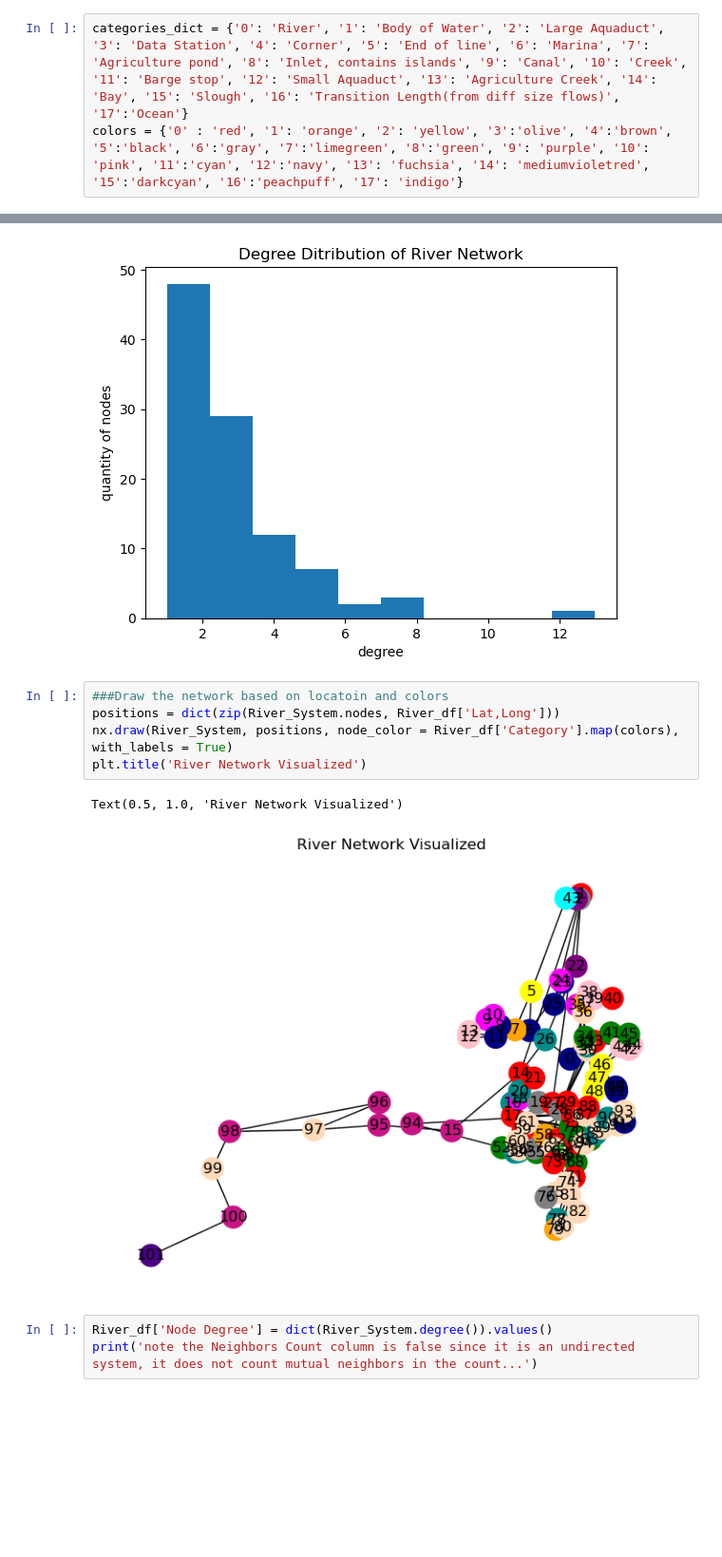
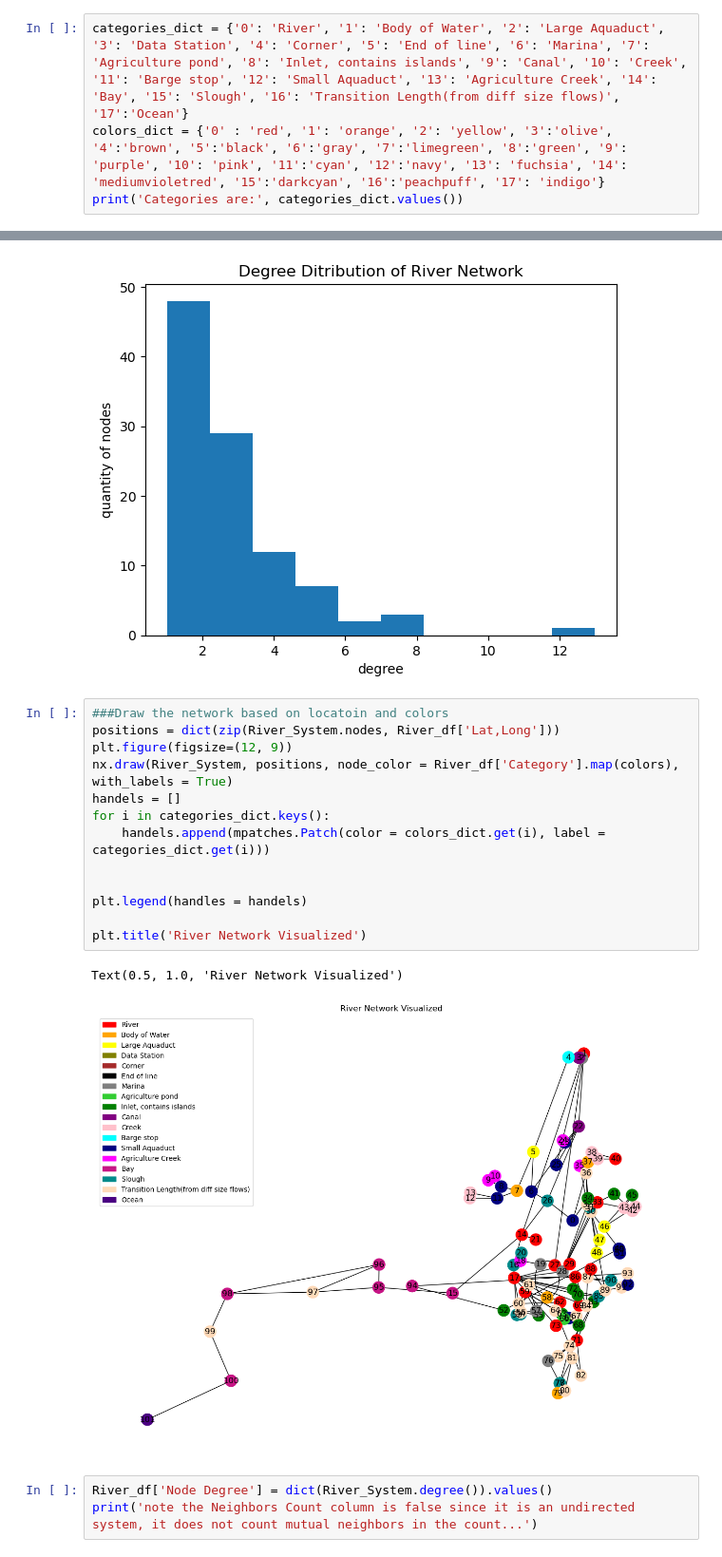
Before and after one commit to tcmarino8/This-Class-a-Treat, a Jupyter notebook: ASSIGNMENT_4.ipynb, the cells around one changed output, grey strips where cells are left out. Shown at 95% size. Cells and saved outputs as stored; diff of their text form; blank space fills up the shorter version.

```diff
--- a/ASSIGNMENT_4.ipynb
+++ b/ASSIGNMENT_4.ipynb
@@ -8,3 +21,4 @@ from mpl_toolkits.mplot3d import Axes3D
 # %%
 categories_dict = {'0': 'River', '1': 'Body of Water', '2': 'Large Aquaduct', '3': 'Data Station', '4': 'Corner', '5': 'End of line', '6': 'Marina', '7': 'Agriculture pond', '8': 'Inlet, contains islands', '9': 'Canal', '10': 'Creek', '11': 'Barge stop', '12': 'Small Aquaduct', '13': 'Agriculture Creek', '14': 'Bay', '15': 'Slough', '16': 'Transition Length(from diff size flows)', '17':'Ocean'}
-colors = {'0' : 'red', '1': 'orange', '2': 'yellow', '3':'olive', '4':'brown', '5':'black', '6':'gray', '7':'limegreen', '8':'green', '9': 'purple', '10': 'pink', '11':'cyan', '12':'navy', '13': 'fuchsia', '14': 'mediumvioletred', '15':'darkcyan', '16':'peachpuff', '17': 'indigo'}
+colors_dict = {'0' : 'red', '1': 'orange', '2': 'yellow', '3':'olive', '4':'brown', '5':'black', '6':'gray', '7':'limegreen', '8':'green', '9': 'purple', '10': 'pink', '11':'cyan', '12':'navy', '13': 'fuchsia', '14': 'mediumvioletred', '15':'darkcyan', '16':'peachpuff', '17': 'indigo'}
+print('Categories are:', categories_dict.values())
@@ -86,11 +204,19 @@ plt.show()
 # %%
 ###Draw the network based on locatoin and colors
 positions = dict(zip(River_System.nodes, River_df['Lat,Long']))
+plt.figure(figsize=(12, 9))
 nx.draw(River_System, positions, node_color = River_df['Category'].map(colors), with_labels = True)
+handels = []
+for i in categories_dict.keys():
+    handels.append(mpatches.Patch(color = colors_dict.get(i), label = categories_dict.get(i)))
+
+
+plt.legend(handles = handels)
+
 plt.title('River Network Visualized')
 # %% [output]
 Text(0.5, 1.0, 'River Network Visualized')
-[figure, old version]
+[figure, new version]
 # %%
 River_df['Node Degree'] = dict(River_System.degree()).values()
 print('note the Neighbors Count column is false since it is an undirected system, it does not count mutual neighbors in the count...')
```
Also changed, not shown: parts of 29 cells of this notebook.
